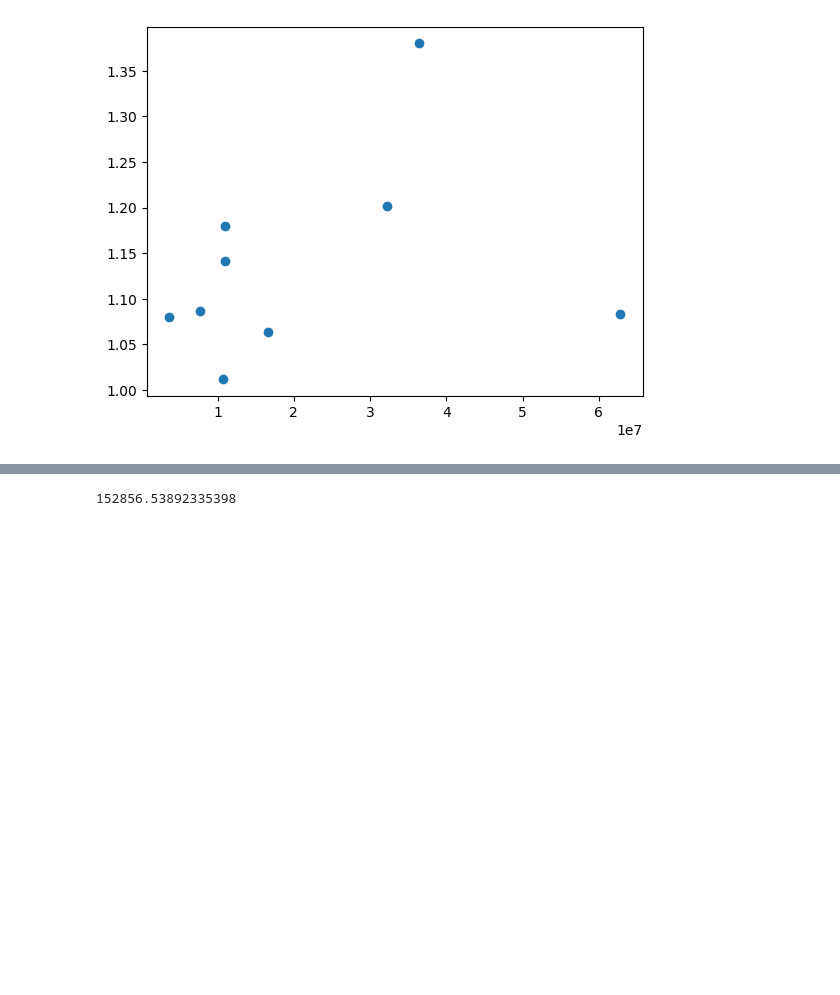
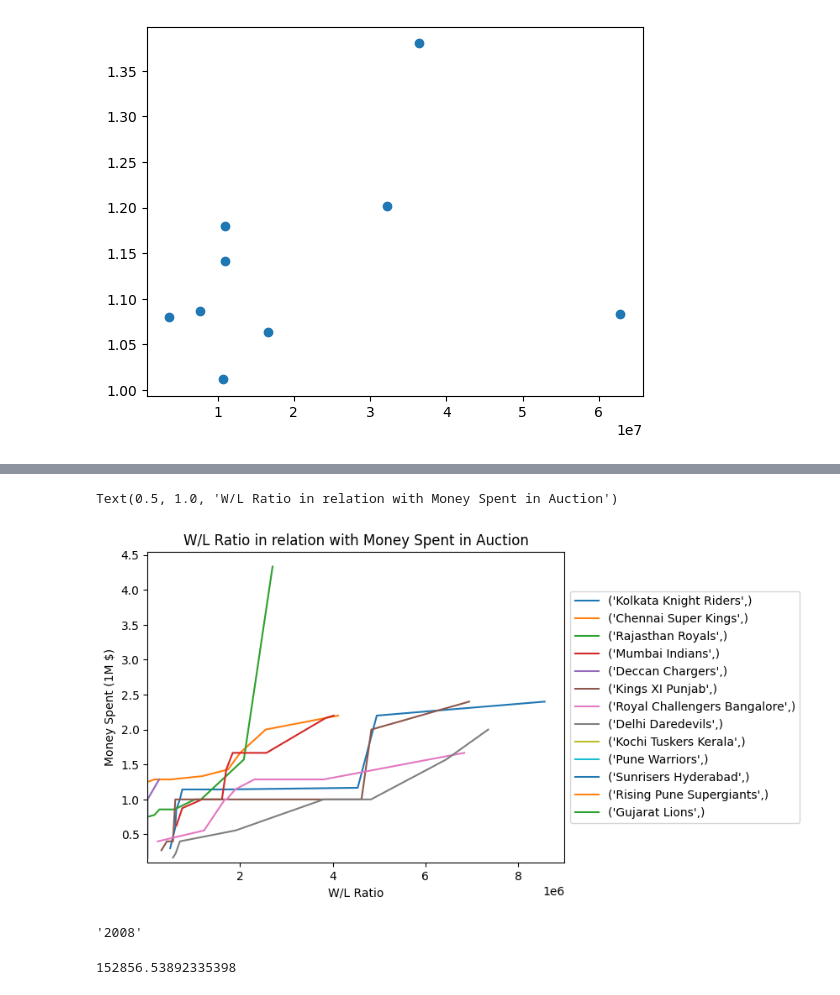
Before and after one commit to rkishorekumar-git/EDA-For-IPL, a Jupyter notebook: wpBids.ipynb, the cells around one changed output, grey strips where cells are left out. Drawn from its saved outputs; the diff is of its cells as text; code cells hidden in the pictures; blank space fills up the shorter version.

```diff
--- a/wpBids.ipynb
+++ b/wpBids.ipynb
@@ -529,3 +558,22 @@ plt.plot(allTeamBidYear,allTeamWLRatio, 'o')#spending to win/ratio
+# %%
+for ind, elem in enumerate(list(totalBidPerYear16.index.values)):
+    plt.plot(totalBidPerYear16[years[:]].iloc[ind].sort_values(ascending=True), winLossPerYear[years[:]].iloc[ind].sort_values(ascending=True), '-', label = elem)
+    #spending to win/ratio
+xleft, xright = plt.xlim()
+yleft, yright = plt.ylim()
+plt.xlim([0.1, xright])
+plt.ylim([0.1, yright])
+plt.xlabel('W/L Ratio')
+plt.ylabel('Money Spent (1M $)')
+plt.legend(loc='center left', bbox_to_anchor=(1, 0.5))
+plt.title("W/L Ratio in relation with Money Spent in Auction")
+# %% [output]
+Text(0.5, 1.0, 'W/L Ratio in relation with Money Spent in Auction')
+[figure, added]
+# %%
+years[0]
+# %% [output]
+'2008'
 # %%
 sum(val)/sum(val1)
 # %% [output]
```
Also changed, not shown: parts of 2 cells of this notebook.
